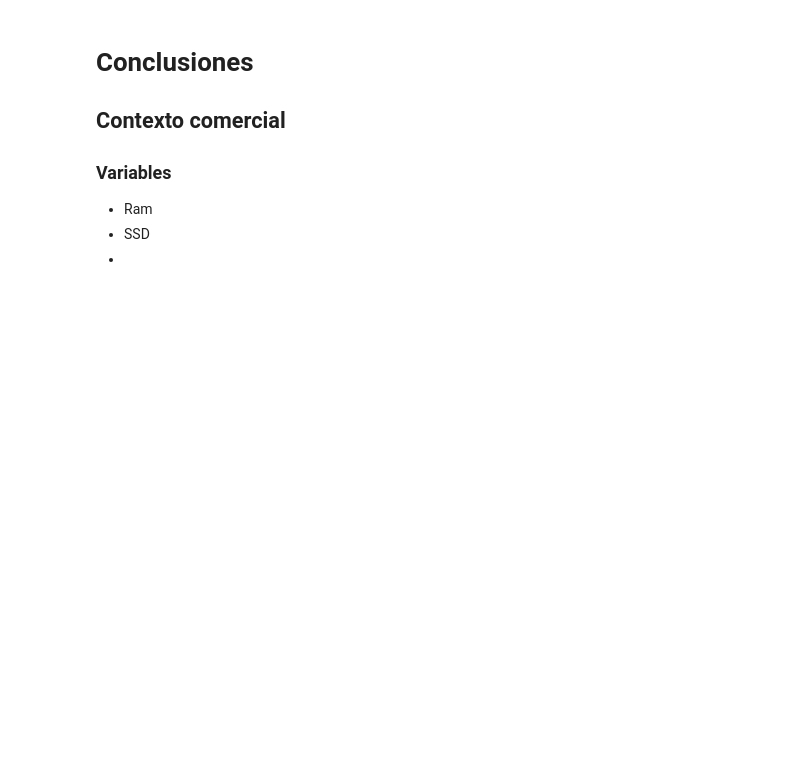
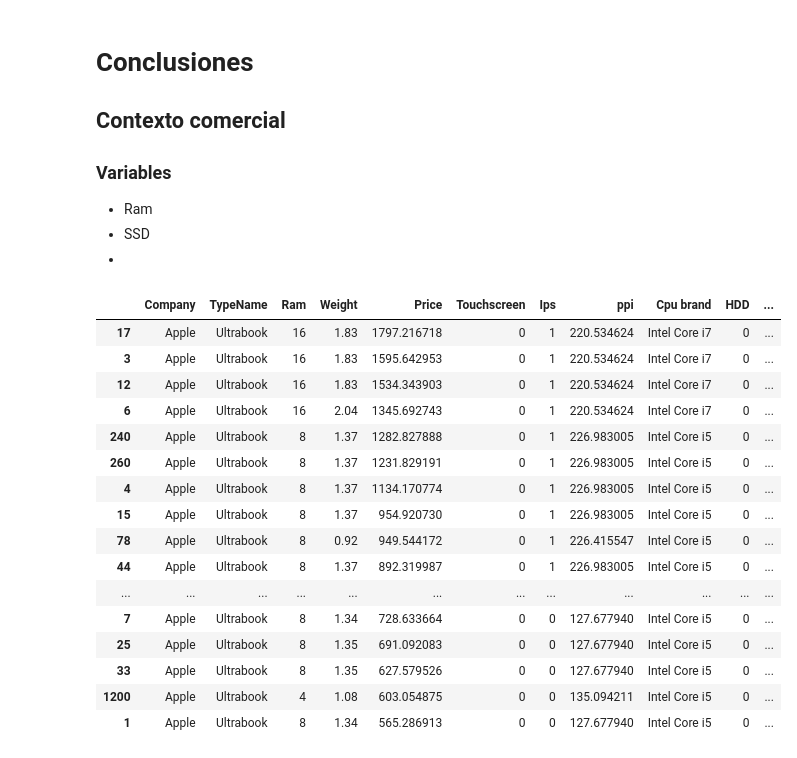
Before and after one commit to PGMGSnacks/Data-Science, a Jupyter notebook: data/Analisys.ipynb, the cells around one changed output. Saved outputs shown, nothing was run; the diff lists cells and outputs as text; code cells hidden in the pictures; blank space fills up the shorter version.

```diff
--- a/data/Analisys.ipynb
+++ b/data/Analisys.ipynb
@@ -337,3 +362,25 @@ df_compañias_lowquality = df[df["Company"].isin(["Razer", "Lenovo", "HP"])].sor
   - Ram
   - SSD
   -
+# %%
+#Compañias que no tienes los precios mas altos pero tampoco los mas bajos
+df_other_companies = df[df["Company"].isin(["Apple"])]
+df_other_companies.sort_values("Price", ascending=False)
+# %% [output]
+|  | Company | TypeName | Ram | Weight | Price | Touchscreen | Ips | ppi | Cpu brand | HDD | ... |
+| 17 | Apple | Ultrabook | 16 | 1.83 | 1797.216718 | 0 | 1 | 220.534624 | Intel Core i7 | 0 | ... |
+| 3 | Apple | Ultrabook | 16 | 1.83 | 1595.642953 | 0 | 1 | 220.534624 | Intel Core i7 | 0 | ... |
+| 12 | Apple | Ultrabook | 16 | 1.83 | 1534.343903 | 0 | 1 | 220.534624 | Intel Core i7 | 0 | ... |
+| 6 | Apple | Ultrabook | 16 | 2.04 | 1345.692743 | 0 | 1 | 220.534624 | Intel Core i7 | 0 | ... |
+| 240 | Apple | Ultrabook | 8 | 1.37 | 1282.827888 | 0 | 1 | 226.983005 | Intel Core i5 | 0 | ... |
+| 260 | Apple | Ultrabook | 8 | 1.37 | 1231.829191 | 0 | 1 | 226.983005 | Intel Core i5 | 0 | ... |
+| 4 | Apple | Ultrabook | 8 | 1.37 | 1134.170774 | 0 | 1 | 226.983005 | Intel Core i5 | 0 | ... |
+| 15 | Apple | Ultrabook | 8 | 1.37 | 954.920730 | 0 | 1 | 226.983005 | Intel Core i5 | 0 | ... |
+| 78 | Apple | Ultrabook | 8 | 0.92 | 949.544172 | 0 | 1 | 226.415547 | Intel Core i5 | 0 | ... |
+| 44 | Apple | Ultrabook | 8 | 1.37 | 892.319987 | 0 | 1 | 226.983005 | Intel Core i5 | 0 | ... |
+| ... | ... | ... | ... | ... | ... | ... | ... | ... | ... | ... | ... |
+| 7 | Apple | Ultrabook | 8 | 1.34 | 728.633664 | 0 | 0 | 127.677940 | Intel Core i5 | 0 | ... |
+| 25 | Apple | Ultrabook | 8 | 1.35 | 691.092083 | 0 | 0 | 127.677940 | Intel Core i5 | 0 | ... |
+| 33 | Apple | Ultrabook | 8 | 1.35 | 627.579526 | 0 | 0 | 127.677940 | Intel Core i5 | 0 | ... |
+| 1200 | Apple | Ultrabook | 4 | 1.08 | 603.054875 | 0 | 0 | 135.094211 | Intel Core i5 | 0 | ... |
+| 1 | Apple | Ultrabook | 8 | 1.34 | 565.286913 | 0 | 0 | 127.677940 | Intel Core i5 | 0 | ... |
```
Also changed, not shown: parts of 4 cells of this notebook.
